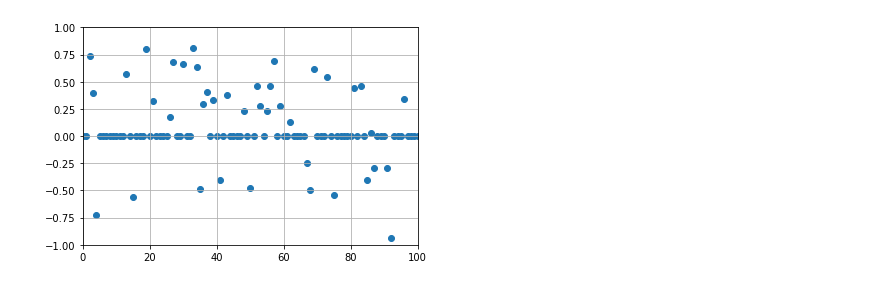
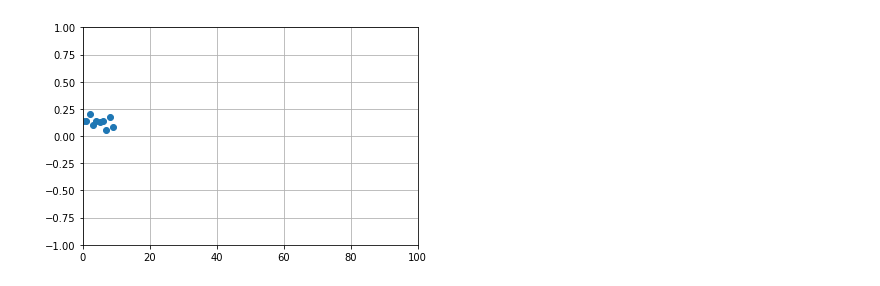
Before and after one commit to kyjohnson92/Sentiment_Analysis_Crypto, a Jupyter notebook: Reddit_Sentiment_Analysis.ipynb, the cells around one changed output. Saved outputs shown, nothing was run; the diff lists cells and outputs as text; code cells hidden in the pictures.

```diff
--- a/Reddit_Sentiment_Analysis.ipynb
+++ b/Reddit_Sentiment_Analysis.ipynb
@@ -17,3 +18,10 @@ reddit = praw.Reddit(client_id='j3uScZz6iIfIRw', \
                      user_agent='Sentiment', \
                      username='kilejohnson', \
                      password='sxXS!&65ZyZ!&3R9YotH')
+# %%
+def comment_analyzer(submission_id):
+    submission = reddit.submission(submission_id)
+    submission.comments.replace_more(limit=None)
+    comment_list = [comment.body for comment in submission.comments.list()]
+    comment_sentiment = [sentiment_analyzer_scores(comment)['compound'] for comment in comment_list]
+    return np.average(comment_sentiment)
@@ -25,23 +36,20 @@ top_subreddit = subreddit.top(limit=1000)
 topics_dict = { "title":[],
                 "id":[],
                 "url":[],
-                "comms_num": [],
-                "created": [],
-                "neg":[],
-                  "neu":[],
-                  "pos":[],
-                  "compound":[]}
+               "submission_sentiment":[],
+                "num_of_comms": [],
+               "comments_sentiment" : [],
+                "created": []
+              }
 # %%
 for submission in top_subreddit:
     topics_dict["title"].append(submission.title)
     topics_dict["id"].append(submission.id)
     topics_dict["url"].append(submission.url)
-    topics_dict["comms_num"].append(submission.num_comments)
+    topics_dict["submission_sentiment"].append(sentiment_analyzer_scores(submission.title)['compound'])
+    topics_dict["num_of_comms"].append(submission.num_comments)
+    topics_dict['comments_sentiment'].append(comment_analyzer(submission.id))
     topics_dict["created"].append(submission.created)
-    topics_dict['neg'].append(sentiment_analyzer_scores(submission.title)['neg'])
-    topics_dict['neu'].append(sentiment_analyzer_scores(submission.title)['neu'])
-    topics_dict['pos'].append(sentiment_analyzer_scores(submission.title)['pos'])
-    topics_dict['compound'].append(sentiment_analyzer_scores(submission.title)['compound'])
 # %%
 topics_data = pd.DataFrame(topics_dict)
 # %%
@@ -64,8 +72,8 @@ topics_data.head()
 # %%
-plt.scatter(x=topics_data.index, y = topics_data['compound'])
+plt.scatter(x=topics_data.index, y = topics_data['comments_sentiment'])
 plt.xlim([0, 100])
 plt.ylim([-1, 1])
 plt.grid(True)
 plt.show()
 # %% [output]
-[figure, old version]
+[figure, new version]
```
Also changed, not shown: parts of 10 cells of this notebook.
